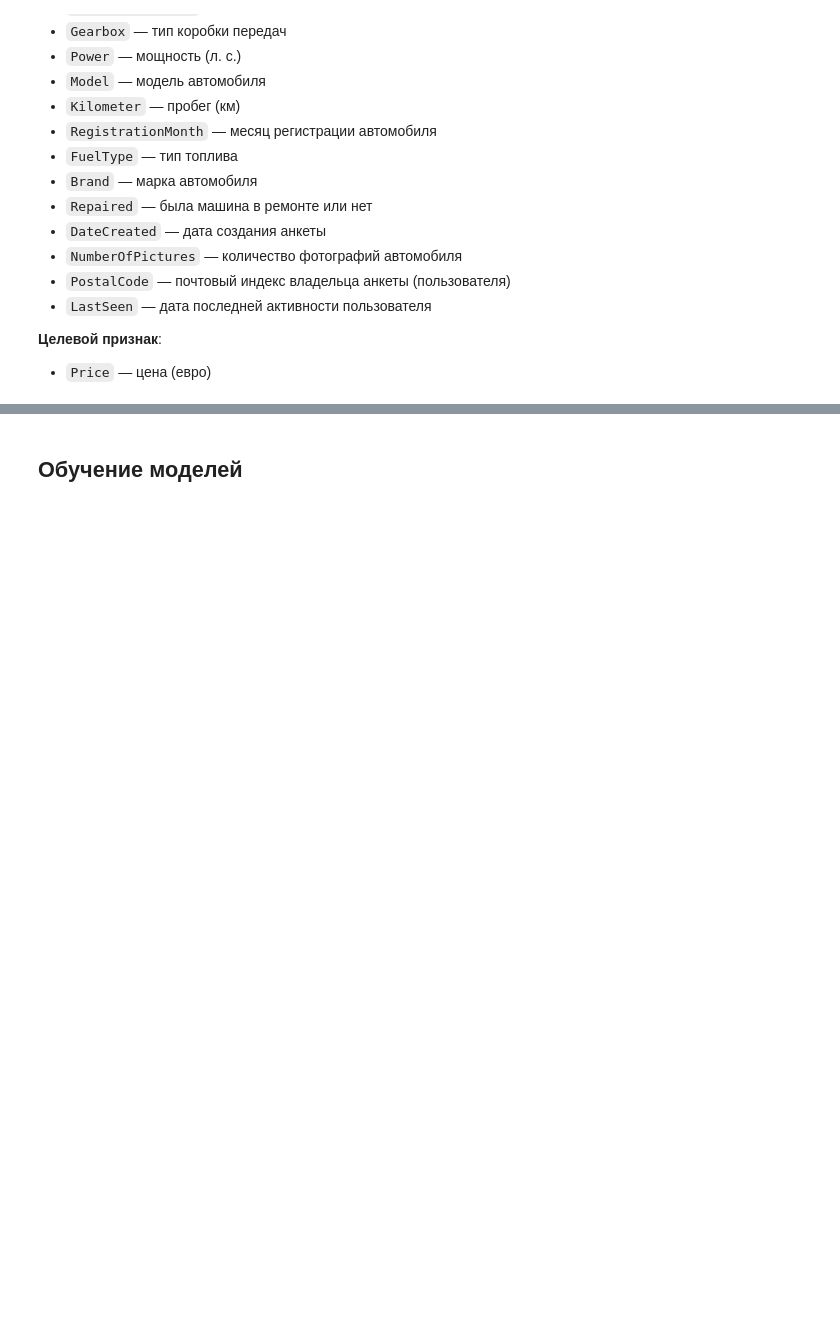
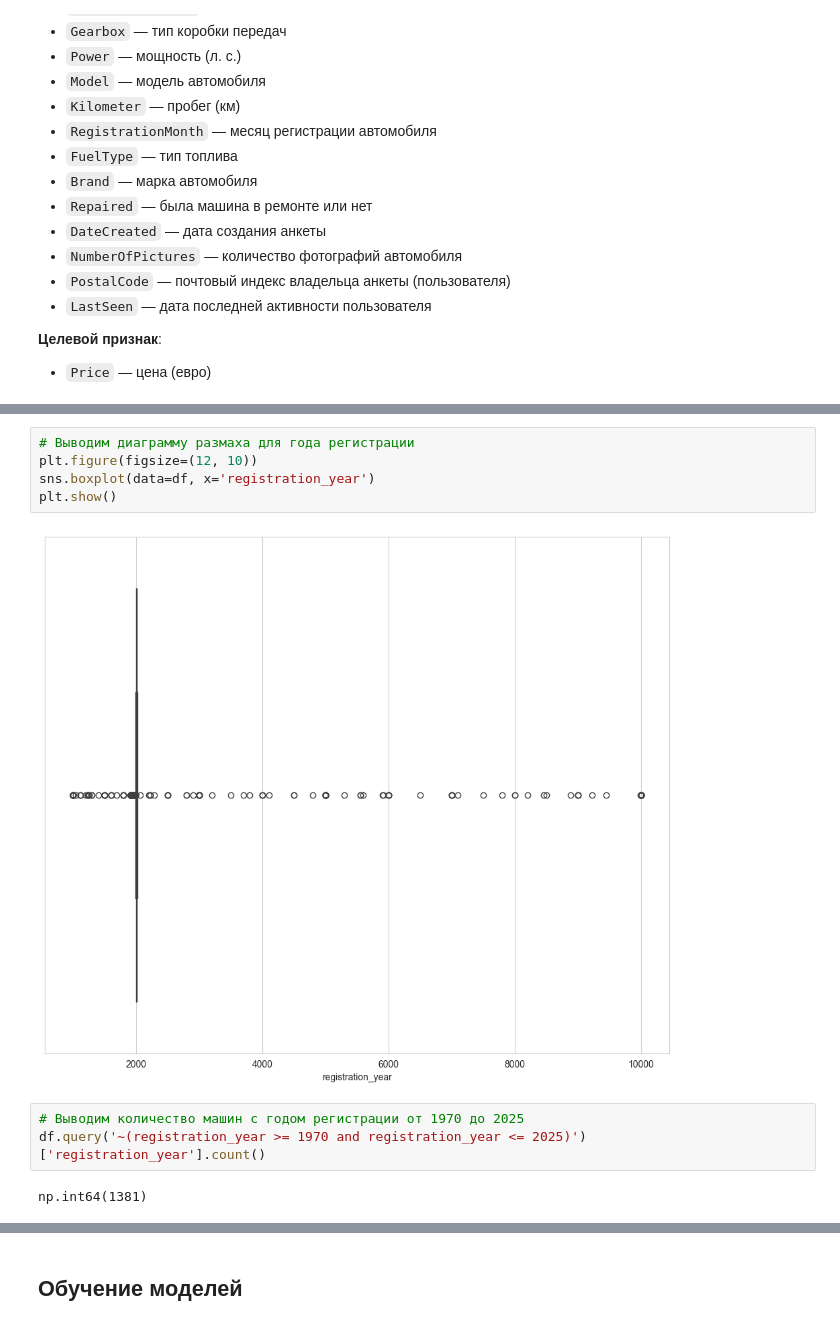
Before and after one commit to Moncervers/car_price_prediction, a Jupyter notebook: 15d5adf9-246c-4b56-a6a8-43d94bd8231e.ipynb, the cells around one changed output, grey strips where cells are left out. Saved outputs shown, nothing was run; the diff lists cells and outputs as text; blank space fills up the shorter version.

```diff
--- a/15d5adf9-246c-4b56-a6a8-43d94bd8231e.ipynb
+++ b/15d5adf9-246c-4b56-a6a8-43d94bd8231e.ipynb
@@ -49,0 +510,12 @@ except:
+# %%
+# Выводим диаграмму размаха для года регистрации
+plt.figure(figsize=(12, 10))
+sns.boxplot(data=df, x='registration_year')
+plt.show()
+# %% [output]
+[figure, added]
+# %%
+# Выводим количество машин с годом регистрации от 1970 до 2025
+df.query('~(registration_year >= 1970 and registration_year <= 2025)')['registration_year'].count()
+# %% [output]
+np.int64(1381)
```
Also changed, not shown: parts of 41 cells of this notebook, 1 other file.
